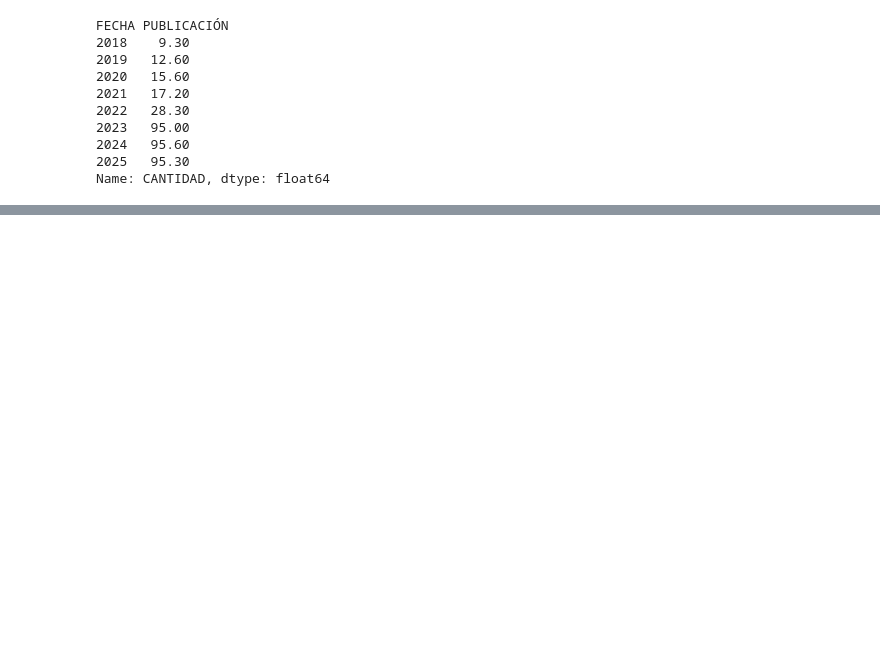
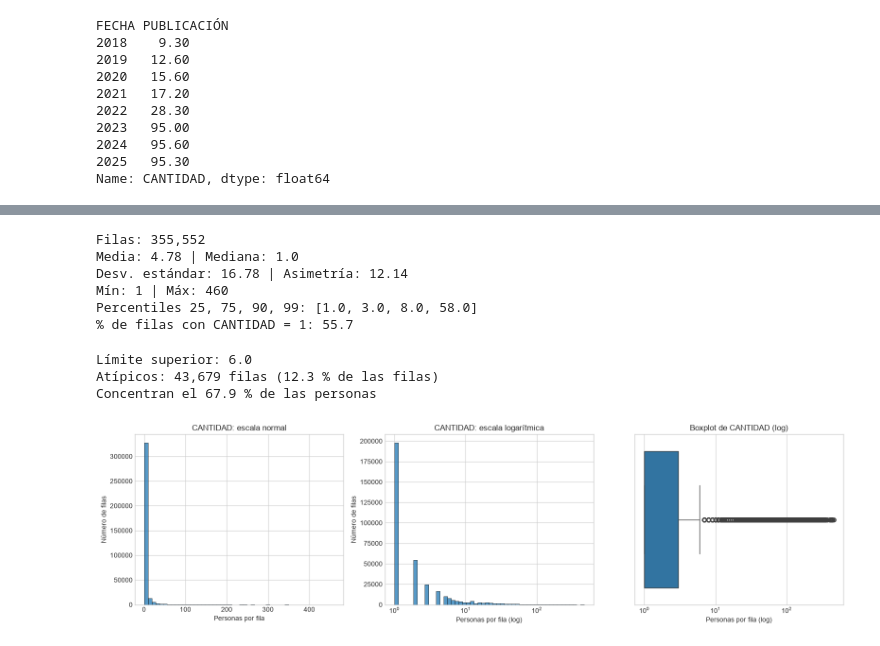
Before and after one commit to Daniel-LM2608/analitica-datos-estudiantes, a Jupyter notebook: Momento1/Untitled-1.ipynb, the cells around one changed output, grey strips where cells are left out. Cells and saved outputs as stored; diff of their text form; code cells hidden in the pictures; blank space fills up the shorter version.

```diff
--- a/Momento1/Untitled-1.ipynb
+++ b/Momento1/Untitled-1.ipynb
@@ -312,0 +366,9 @@ Decisión: No se imputarán ni eliminarán estos registros para no distorsionar
+# %%
+cols_antes = df.shape[1]
+df = df.drop(columns='UBICACIÓN PAÍS')
+
+ceros = (df['LATITUD'] == 0) & (df['LONGITUD'] == 0)
+df.loc[ceros, ['LATITUD', 'LONGITUD']] = np.nan
+
+print("Columnas:", cols_antes, "->", df.shape[1])
+print("Coordenadas nulas ahora:", df['LATITUD'].isna().sum())
@@ -312,0 +378,10 @@ Decisión: No se imputarán ni eliminarán estos registros para no distorsionar
+# %%
+no_paises = df['PAIS PRISIÓN'].isin(['EXTRADICION', 'REPATRIACION'])
+print("Filas con un estado en vez de país:", no_paises.sum())
+print(df.loc[no_paises, 'EXTRADITADO Y O REPATRIADO'].value_counts())
+
+# ¿La info ya está en la otra columna, fila por fila?
+print("Coinciden con EXTRADITADO:",
+      (df.loc[no_paises, 'PAIS PRISIÓN'] == df.loc[no_paises, 'EXTRADITADO Y O REPATRIADO']).sum())
+
+df.loc[no_paises, 'PAIS PRISIÓN'] = 'DESCONOCIDO'
@@ -312,0 +419,50 @@ Decisión: No se imputarán ni eliminarán estos registros para no distorsionar
+# %%
+c = df['CANTIDAD']
+print("Filas:", f"{len(c):,}")
+print("Media:", round(c.mean(), 2), "| Mediana:", c.median())
+print("Desv. estándar:", round(c.std(), 2), "| Asimetría:", round(c.skew(), 2))
+print("Mín:", c.min(), "| Máx:", c.max())
+print("Percentiles 25, 75, 90, 99:", c.quantile([.25, .75, .90, .99]).tolist())
+print("% de filas con CANTIDAD = 1:", round((c == 1).mean() * 100, 1))
+# %% [output]
+Filas: 355,552
+Media: 4.78 | Mediana: 1.0
+Desv. estándar: 16.78 | Asimetría: 12.14
+Mín: 1 | Máx: 460
+Percentiles 25, 75, 90, 99: [1.0, 3.0, 8.0, 58.0]
+% de filas con CANTIDAD = 1: 55.7
+# %%
+def limites_iqr(serie):
+    q1, q3 = serie.quantile(0.25), serie.quantile(0.75)
+    iqr = q3 - q1
+    return q1 - 1.5 * iqr, q3 + 1.5 * iqr
+
+lim_inf, lim_sup = limites_iqr(c)
+atipicos = c[c > lim_sup]
+
+print(f"Límite superior: {lim_sup}")
+print(f"Atípicos: {len(atipicos):,} filas ({len(atipicos)/len(c)*100:.1f} % de las filas)")
+print(f"Concentran el {atipicos.sum()/c.sum()*100:.1f} % de las personas")
+# %% [output]
+Límite superior: 6.0
+Atípicos: 43,679 filas (12.3 % de las filas)
+Concentran el 67.9 % de las personas
+# %%
+fig, axes = plt.subplots(1, 3, figsize=(16, 4.5))
+
+sns.histplot(c, bins=50, ax=axes[0])
+axes[0].set_title('CANTIDAD: escala normal')
+axes[0].set_xlabel('Personas por fila'); axes[0].set_ylabel('Número de filas')
+
+sns.histplot(c, bins=50, log_scale=True, ax=axes[1])
+axes[1].set_title('CANTIDAD: escala logarítmica')
+axes[1].set_xlabel('Personas por fila (log)'); axes[1].set_ylabel('Número de filas')
+
+sns.boxplot(x=c, ax=axes[2])
+axes[2].set_xscale('log')
+axes[2].set_title('Boxplot de CANTIDAD (log)')
+axes[2].set_xlabel('Personas por fila (log)')
+
+plt.tight_layout(); plt.show()
+# %% [output]
+[figure, added]
```
Also changed, not shown: parts of 15 cells of this notebook.
